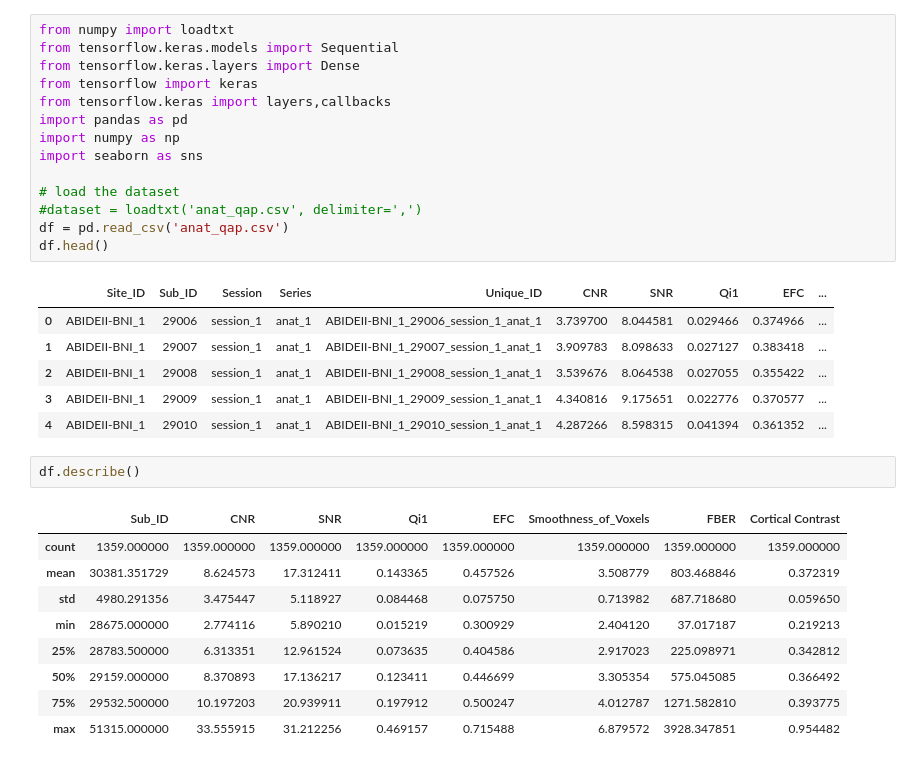
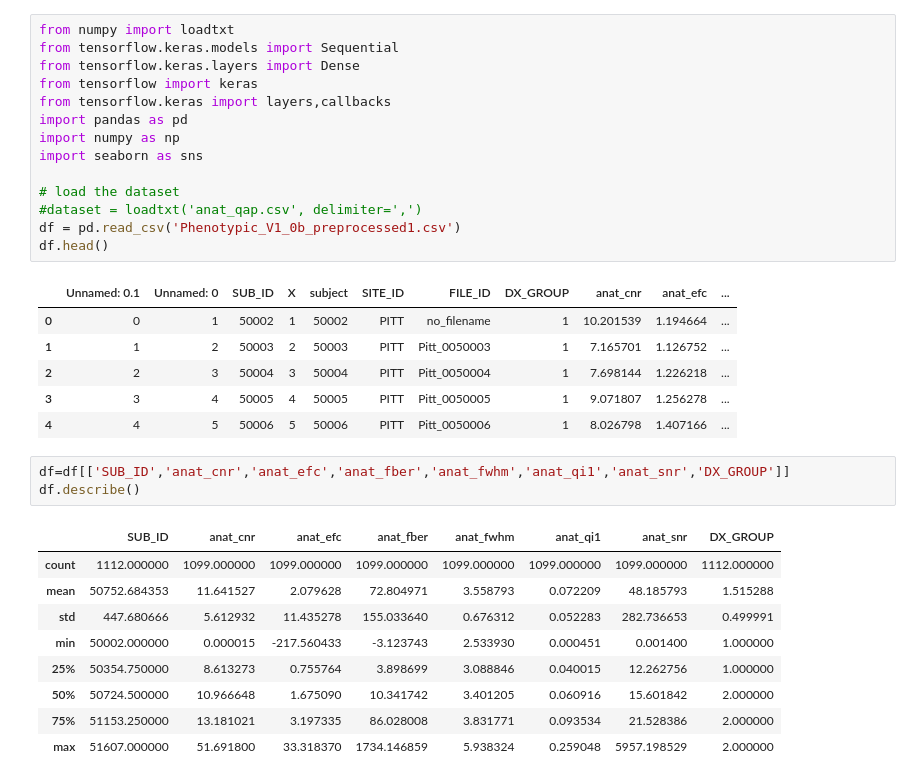
Before and after one commit to NAyeshaKhan/CSE499, a Jupyter notebook: Brain MRI ANN.ipynb, the cells around one changed output. Drawn from its saved outputs; the diff is of its cells as text.

```diff
--- a/Brain MRI ANN.ipynb
+++ b/Brain MRI ANN.ipynb
@@ -10,27 +10,28 @@ import seaborn as sns
 
 # load the dataset
 #dataset = loadtxt('anat_qap.csv', delimiter=',')
-df = pd.read_csv('anat_qap.csv')
+df = pd.read_csv('Phenotypic_V1_0b_preprocessed1.csv')
 df.head()
 # %% [output]
-|  | Site_ID | Sub_ID | Session | Series | Unique_ID | CNR | SNR | Qi1 | EFC | ... |
-| 0 | ABIDEII-BNI_1 | 29006 | session_1 | anat_1 | ABIDEII-BNI_1_29006_session_1_anat_1 | 3.739700 | 8.044581 | 0.029466 | 0.374966 | ... |
-| 1 | ABIDEII-BNI_1 | 29007 | session_1 | anat_1 | ABIDEII-BNI_1_29007_session_1_anat_1 | 3.909783 | 8.098633 | 0.027127 | 0.383418 | ... |
-| 2 | ABIDEII-BNI_1 | 29008 | session_1 | anat_1 | ABIDEII-BNI_1_29008_session_1_anat_1 | 3.539676 | 8.064538 | 0.027055 | 0.355422 | ... |
-| 3 | ABIDEII-BNI_1 | 29009 | session_1 | anat_1 | ABIDEII-BNI_1_29009_session_1_anat_1 | 4.340816 | 9.175651 | 0.022776 | 0.370577 | ... |
-| 4 | ABIDEII-BNI_1 | 29010 | session_1 | anat_1 | ABIDEII-BNI_1_29010_session_1_anat_1 | 4.287266 | 8.598315 | 0.041394 | 0.361352 | ... |
+|  | Unnamed: 0.1 | Unnamed: 0 | SUB_ID | X | subject | SITE_ID | FILE_ID | DX_GROUP | anat_cnr | anat_efc | ... |
+| 0 | 0 | 1 | 50002 | 1 | 50002 | PITT | no_filename | 1 | 10.201539 | 1.194664 | ... |
+| 1 | 1 | 2 | 50003 | 2 | 50003 | PITT | Pitt_0050003 | 1 | 7.165701 | 1.126752 | ... |
+| 2 | 2 | 3 | 50004 | 3 | 50004 | PITT | Pitt_0050004 | 1 | 7.698144 | 1.226218 | ... |
+| 3 | 3 | 4 | 50005 | 4 | 50005 | PITT | Pitt_0050005 | 1 | 9.071807 | 1.256278 | ... |
+| 4 | 4 | 5 | 50006 | 5 | 50006 | PITT | Pitt_0050006 | 1 | 8.026798 | 1.407166 | ... |
 # %%
+df=df[['SUB_ID','anat_cnr','anat_efc','anat_fber','anat_fwhm','anat_qi1','anat_snr','DX_GROUP']]
 df.describe()
 # %% [output]
-|  | Sub_ID | CNR | SNR | Qi1 | EFC | Smoothness_of_Voxels | FBER | Cortical Contrast |
-| count | 1359.000000 | 1359.000000 | 1359.000000 | 1359.000000 | 1359.000000 | 1359.000000 | 1359.000000 | 1359.000000 |
-| mean | 30381.351729 | 8.624573 | 17.312411 | 0.143365 | 0.457526 | 3.508779 | 803.468846 | 0.372319 |
-| std | 4980.291356 | 3.475447 | 5.118927 | 0.084468 | 0.075750 | 0.713982 | 687.718680 | 0.059650 |
-| min | 28675.000000 | 2.774116 | 5.890210 | 0.015219 | 0.300929 | 2.404120 | 37.017187 | 0.219213 |
-| 25% | 28783.500000 | 6.313351 | 12.961524 | 0.073635 | 0.404586 | 2.917023 | 225.098971 | 0.342812 |
-| 50% | 29159.000000 | 8.370893 | 17.136217 | 0.123411 | 0.446699 | 3.305354 | 575.045085 | 0.366492 |
-| 75% | 29532.500000 | 10.197203 | 20.939911 | 0.197912 | 0.500247 | 4.012787 | 1271.582810 | 0.393775 |
-| max | 51315.000000 | 33.555915 | 31.212256 | 0.469157 | 0.715488 | 6.879572 | 3928.347851 | 0.954482 |
+|  | SUB_ID | anat_cnr | anat_efc | anat_fber | anat_fwhm | anat_qi1 | anat_snr | DX_GROUP |
+| count | 1112.000000 | 1099.000000 | 1099.000000 | 1099.000000 | 1099.000000 | 1099.000000 | 1099.000000 | 1112.000000 |
+| mean | 50752.684353 | 11.641527 | 2.079628 | 72.804971 | 3.558793 | 0.072209 | 48.185793 | 1.515288 |
+| std | 447.680666 | 5.612932 | 11.435278 | 155.033640 | 0.676312 | 0.052283 | 282.736653 | 0.499991 |
+| min | 50002.000000 | 0.000015 | -217.560433 | -3.123743 | 2.533930 | 0.000451 | 0.001400 | 1.000000 |
+| 25% | 50354.750000 | 8.613273 | 0.755764 | 3.898699 | 3.088846 | 0.040015 | 12.262756 | 1.000000 |
+| 50% | 50724.500000 | 10.966648 | 1.675090 | 10.341742 | 3.401205 | 0.060916 | 15.601842 | 2.000000 |
+| 75% | 51153.250000 | 13.181021 | 3.197335 | 86.028008 | 3.831771 | 0.093534 | 21.528386 | 2.000000 |
+| max | 51607.000000 | 51.691800 | 33.318370 | 1734.146859 | 5.938324 | 0.259048 | 5957.198529 | 2.000000 |
 # %%
 #Checking for null values to fill
 print("Number of null values:")
```
Also changed, not shown: parts of 11 cells of this notebook, 2 other files.
